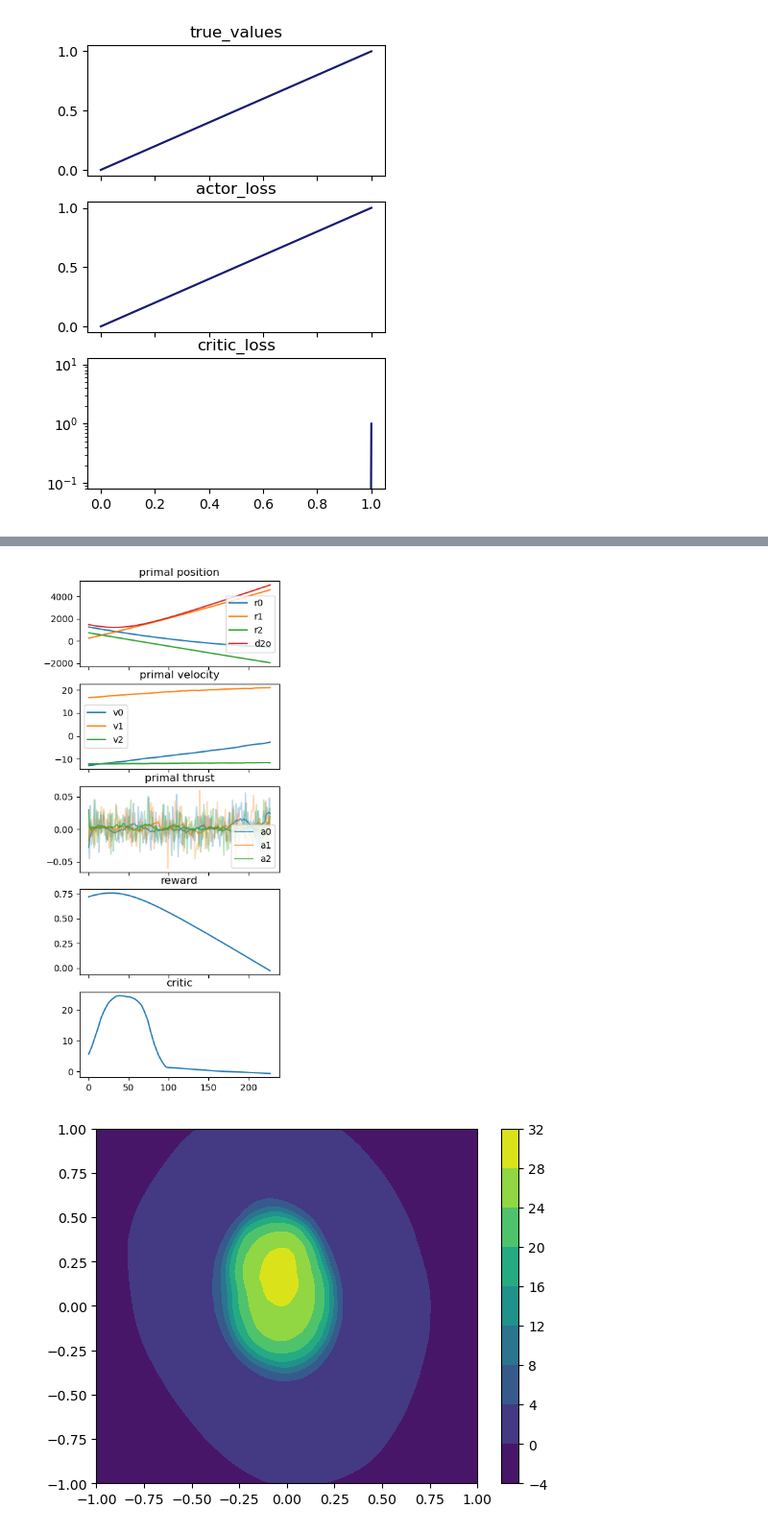
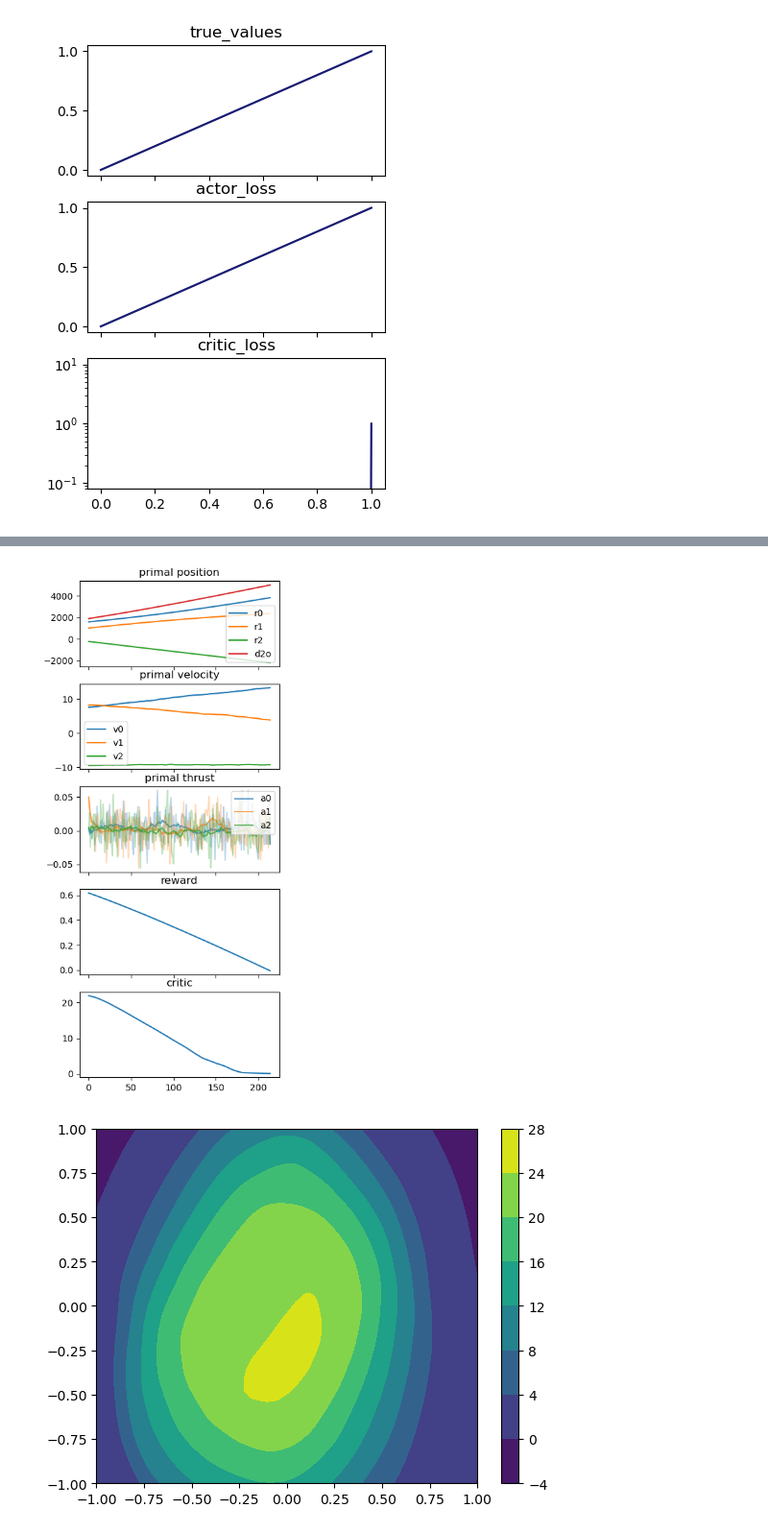
Before and after one commit to liziyao99/multi-debris-avoidance, a Jupyter notebook: test.ipynb, the cells around one changed output, grey strips where cells are left out. Shown at 96% size. Saved outputs shown, nothing was run; the diff lists cells and outputs as text; code cells hidden in the pictures.

```diff
--- a/test.ipynb
+++ b/test.ipynb
@@ -30,7 +30,7 @@ agent = normalDistAgent(obs_dim=propB.obs_dim, action_dim=propB.action_dim,
     actor_hiddens=[512]*8, critic_hiddens=[512]*8,
     action_lower_bound=-action_bound, action_upper_bound=action_bound,
     actor_lr=1E-5, critic_lr=5E-4)
-T = treeTrainer(env, agent, gamma=1.)
+T = treeTrainer(env, agent, gamma=0.99)
 
 # T.agent.load("../model/check_point9.ptd")
 # %% [output]
@@ -62,11 +58,11 @@ from plotting.analyze import *
 _, d = T.test(decide_mode="determined", t_max=.01, g_max=3)
 fig, _ = historyFile(d, T.agent, episode=T.testEnv.episode)
 # %% [output]
-[figure, old version]
+[figure, new version]
 # %%
 from plotting.analyze import *
 bound = 1
 span = [-bound, bound]
-criticContour(T.agent, dims=(2,4), span=span, step=201)
+criticContour(T.agent, dims=(0,3), span=span, step=201)
 # %% [output]
-[figure, old version]
+[figure, new version]
```
Also changed, not shown: parts of 5 cells of this notebook, 14 other files.
